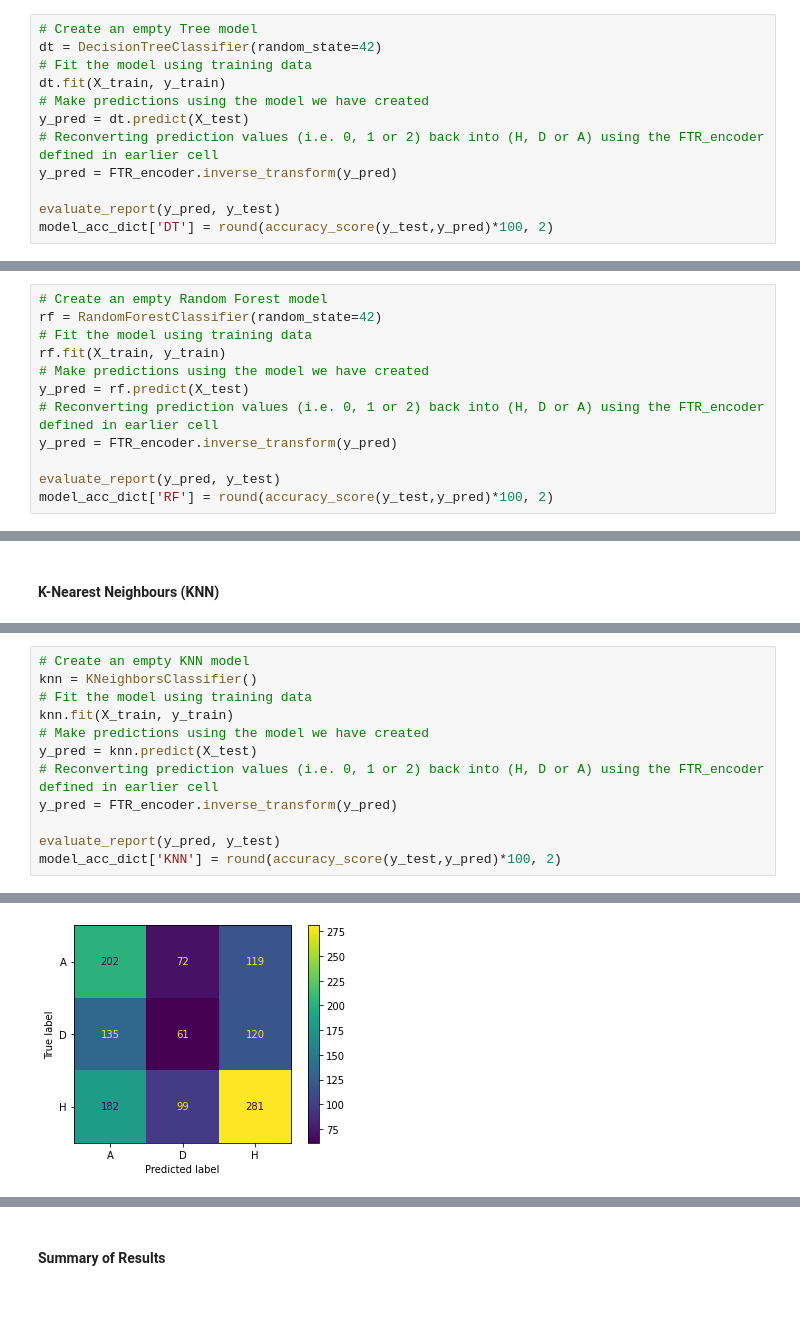
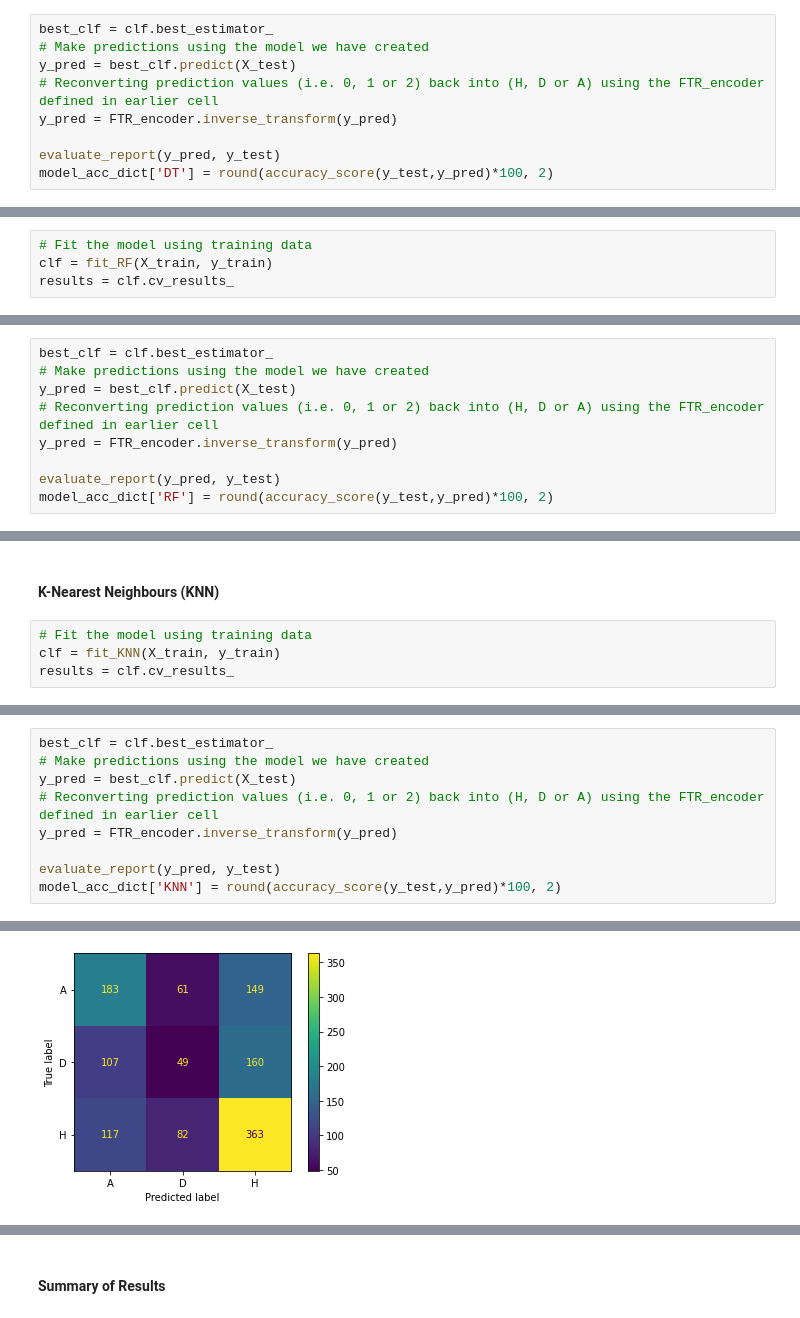
Before and after one commit to Adamliu1/GCW_0036, a Jupyter notebook: Group_N_draft(1).ipynb, the cells around one changed output, grey strips where cells are left out. Drawn from its saved outputs; the diff is of its cells as text.

```diff
--- a/Group_N_draft(1).ipynb
+++ b/Group_N_draft(1).ipynb
@@ -484,10 +860,7 @@ y_train = FTR_encoder.fit_transform(y_train);
 # %%
-# Create an empty Tree model
-dt = DecisionTreeClassifier(random_state=42)
-# Fit the model using training data
-dt.fit(X_train, y_train)
+best_clf = clf.best_estimator_
 # Make predictions using the model we have created
-y_pred = dt.predict(X_test)
+y_pred = best_clf.predict(X_test)
 # Reconverting prediction values (i.e. 0, 1 or 2) back into (H, D or A) using the FTR_encoder defined in earlier cell
 y_pred = FTR_encoder.inverse_transform(y_pred)
 
@@ -508,2 +881,6 @@ weighted avg       0.40      0.39      0.40      1271
 # %% [markdown]
 #### Random Forest
+# %%
+# Fit the model using training data
+clf = fit_RF(X_train, y_train)
+results = clf.cv_results_
@@ -510,10 +893,7 @@ weighted avg       0.40      0.39      0.40      1271
 # %%
-# Create an empty Random Forest model
-rf = RandomForestClassifier(random_state=42)
-# Fit the model using training data
-rf.fit(X_train, y_train)
+best_clf = clf.best_estimator_
 # Make predictions using the model we have created
-y_pred = rf.predict(X_test)
+y_pred = best_clf.predict(X_test)
 # Reconverting prediction values (i.e. 0, 1 or 2) back into (H, D or A) using the FTR_encoder defined in earlier cell
 y_pred = FTR_encoder.inverse_transform(y_pred)
 
@@ -534,2 +914,6 @@ weighted avg       0.46      0.50      0.47      1271
 # %% [markdown]
 #### K-Nearest Neighbours (KNN)
+# %%
+# Fit the model using training data
+clf = fit_KNN(X_train, y_train)
+results = clf.cv_results_
@@ -536,10 +926,7 @@ weighted avg       0.46      0.50      0.47      1271
 # %%
-# Create an empty KNN model
-knn = KNeighborsClassifier()
-# Fit the model using training data
-knn.fit(X_train, y_train)
+best_clf = clf.best_estimator_
 # Make predictions using the model we have created
-y_pred = knn.predict(X_test)
+y_pred = best_clf.predict(X_test)
 # Reconverting prediction values (i.e. 0, 1 or 2) back into (H, D or A) using the FTR_encoder defined in earlier cell
 y_pred = FTR_encoder.inverse_transform(y_pred)
 
@@ -559 +946 @@ weighted avg       0.42      0.43      0.42      1271
-[figure, old version]
+[figure, new version]
```
Also changed, not shown: parts of 96 cells of this notebook, 3 other files.
